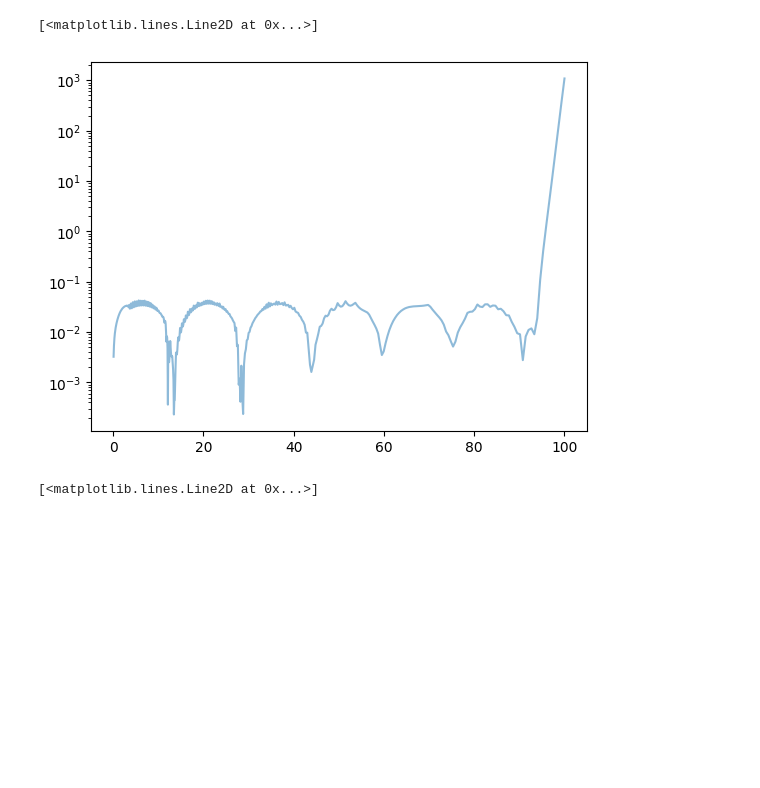
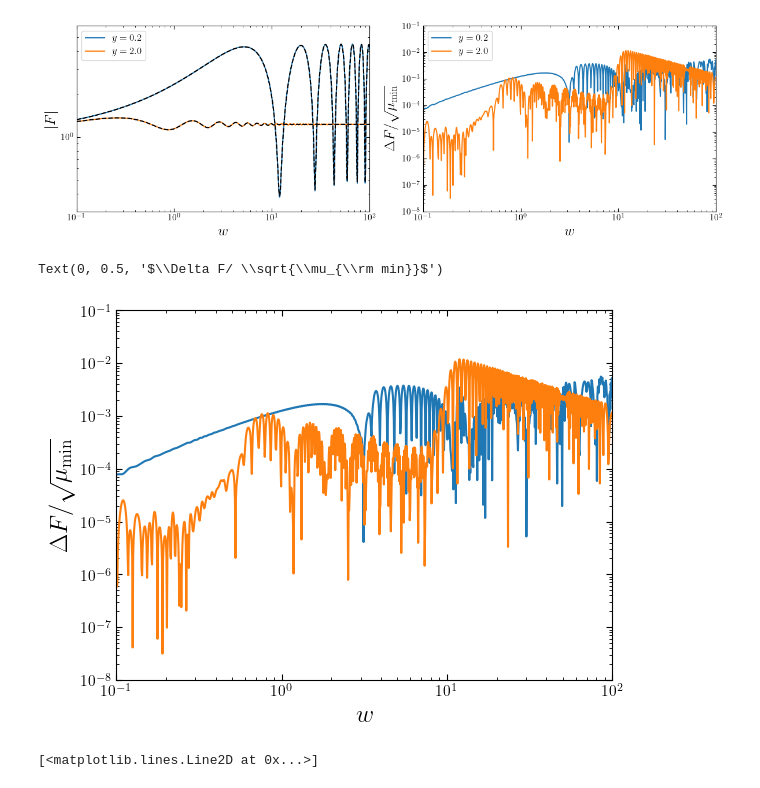
Before and after one commit to mhycheung/glworia, a Jupyter notebook: analytic.ipynb, the cells around one changed output. Saved outputs shown, nothing was run; the diff lists cells and outputs as text; code cells hidden in the pictures; blank space fills up the shorter version.

```diff
--- a/analytic.ipynb
+++ b/analytic.ipynb
@@ -106,2 +179,10 @@ Fs = np.array(Fs.tolist(), dtype=np.complex128)
+# %%
+import pickle
+
+F_analytic_list = []
+
+for i, y_interp in enumerate(y_list):
+    with open(f'./pickle/analytic_{N_terms}_y_{y_interp:.3f}_lp_{lp_interp:.3f}.pkl', 'rb') as f:
+        F_analytic_list.append(pickle.load(f))
 # %%
 import matplotlib.pyplot as plt
@@ -137,11 +203,43 @@ plt.semilogx(ws, np.abs(Fs), alpha = 0.5)
 # %%
 from scipy.interpolate import interp1d
 
-F_interp_func = interp1d(w_interp, F, kind = 'cubic', bounds_error = False, fill_value = 0.)
-
-F_interp_2 = F_interp_func(ws)
+F_interp_2_list = []
+for F_computed in F_computed_list:
+    F_interp_func = interp1d(w_interp, F_computed, kind = 'cubic', bounds_error = False, fill_value = 0.)
+    F_interp_2 = F_interp_func(ws)
+    F_interp_2_list.append(F_interp_2)
-# %%
-plt.semilogy(ws, np.abs(np.abs(F_interp_2) - np.abs(Fs)), alpha = 0.5)
-# %% [output]
-[<matplotlib.lines.Line2D at 0x...>]
-[figure, removed]
+# %%
+mu_min_list = [contour_obj.mu(contour_obj.x_im_min, lens_params) for contour_obj in contour_obj_list]
+# %%
+fig, axs = plt.subplots(1, 2, figsize = (12, 4))
+
+labels = [r'$y = 0.2$', r'$y = 2.0$']
+
+for i in range(len(F_computed_list)):
+    axs[0].loglog(ws, np.abs(F_analytic_list[i]), c = f'C{i}', label = labels[i])
+    axs[0].loglog(ws, np.abs(F_interp_2_list[i]), c = 'k', ls = '--')
+
+axs[0].set_ylim(0.3, 6)
+axs[0].set_xlim(0.1, 100)
+
+axs[0].set_xlabel(r'$w$')
+axs[0].set_ylabel(r'$|F|$')
+
+for i in range(len(F_computed_list)):
+    axs[1].loglog(ws,
+                  np.abs(np.abs(F_interp_2_list[i]) - np.abs(F_analytic_list[i]))/np.abs(np.sqrt(mu_min_list[i])),
+                  c = f'C{i}', label = labels[i])
+axs[1].set_ylim(1e-8, 1e-1)
+axs[1].set_xlim(0.1, 100)
+
+axs[1].set_xlabel(r'$w$')
+axs[1].set_ylabel(r'$\Delta F/ \sqrt{\mu_{\rm min}}$')
+
+axs[0].legend()
+axs[1].legend()
+
+fig.tight_layout()
+
+plt.savefig('./plots/analytic_comparison.pdf', bbox_inches = 'tight')
+# %% [output]
+[figure, added]
@@ -148,3 +249,16 @@ plt.semilogy(ws, np.abs(np.abs(F_interp_2) - np.abs(Fs)), alpha = 0.5)
+# %%
+fig, ax = plt.subplots()
+
+for i in range(len(F_computed_list)):
+    ax.loglog(ws, np.abs(np.abs(F_interp_2_list[i]) - np.abs(F_analytic_list[i]))/np.abs(np.sqrt(mu_min_list[i])))
+ax.set_ylim(1e-8, 1e-1)
+ax.set_xlim(0.1, 100)
+
+ax.set_xlabel(r'$w$')
+ax.set_ylabel(r'$\Delta F/ \sqrt{\mu_{\rm min}}$')
+# %% [output]
+Text(0, 0.5, '$\\Delta F/ \\sqrt{\\mu_{\\rm min}}$')
+[figure, added]
 # %%
 plt.semilogx(w_interp, np.unwrap(np.angle(F)), alpha = 0.5)
 # plt.xlim(*plt.xlim())
```
Also changed, not shown: parts of 26 cells of this notebook, 16 other files.
